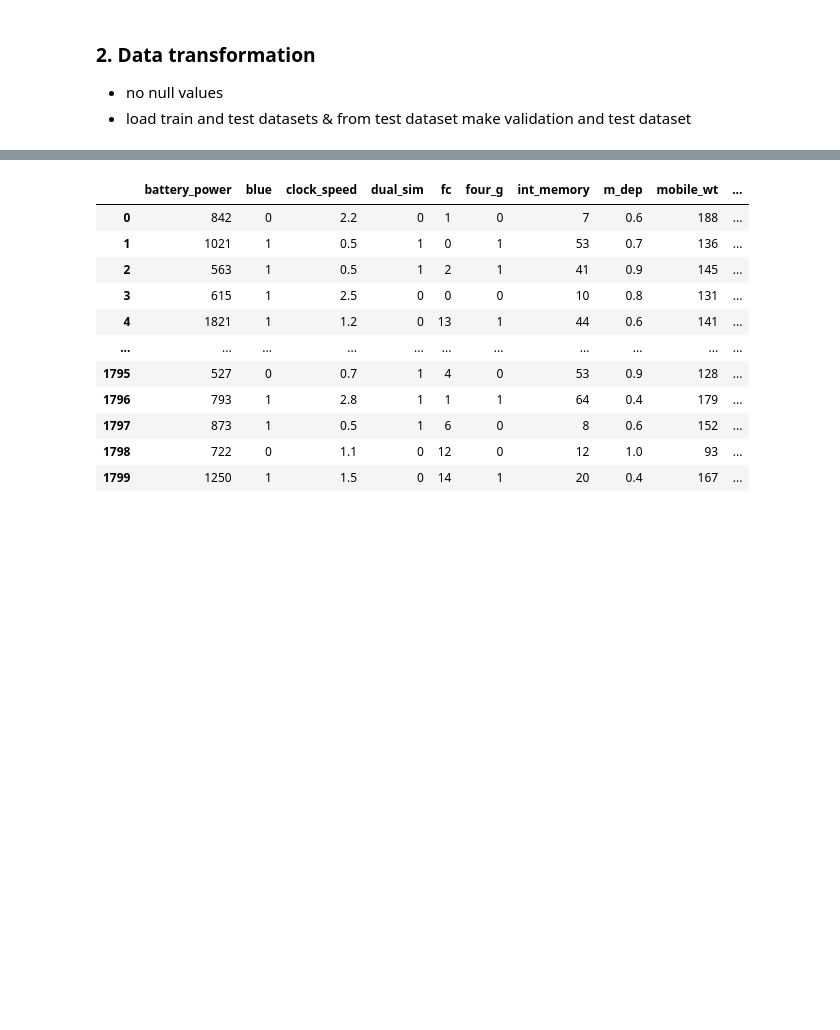
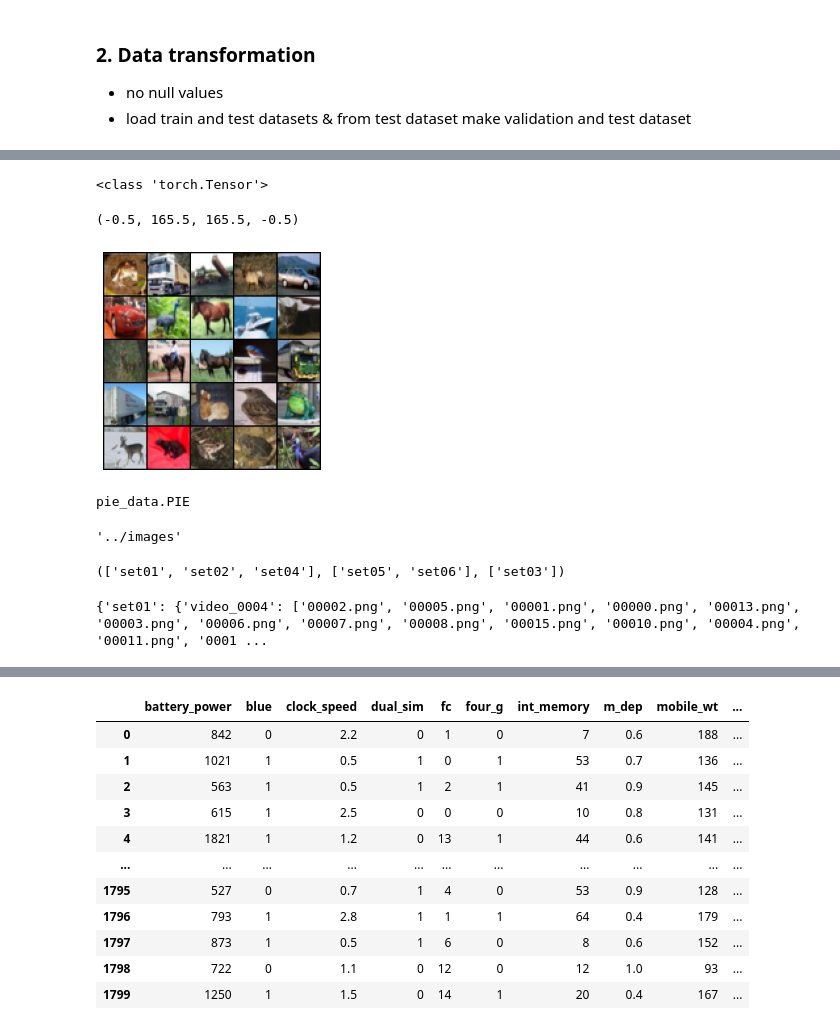
Before and after one commit to Matovic/pedestrian-classification, a Jupyter notebook: src/CNN_best_parameters.ipynb, the cells around one changed output, grey strips where cells are left out. Drawn from its saved outputs; the diff is of its cells as text; code cells hidden in the pictures; blank space fills up the shorter version.

Commit message:
Add pedestrian train annotations

```diff
--- a/src/CNN_best_parameters.ipynb
+++ b/src/CNN_best_parameters.ipynb
@@ -62,3 +66,16 @@ View run at https://wandb.ai/xmatovice/uncategorized/runs/g6uxylhs
 ### 2. Data transformation
  - no null values
  - load train and test datasets & from test dataset make validation and test dataset
+# %%
+#Initializing normalizing transform for the dataset
+normalize_transform = torchvision.transforms.Compose([
+    torchvision.transforms.ToTensor(),
+    torchvision.transforms.Normalize(mean = (0.5, 0.5, 0.5),
+                                     std = (0.5, 0.5, 0.5))])
+
+#Downloading the CIFAR10 dataset into train and test sets
+train_dataset = torchvision.datasets.CIFAR10(
+    root="./CIFAR10/train", train=True,
+    transform=normalize_transform,
+    download=True)
+type(train_dataset)
@@ -64,0 +86,36 @@ View run at https://wandb.ai/xmatovice/uncategorized/runs/g6uxylhs
+# %%
+#Generating data loaders from the corresponding datasets
+batch_size = 128
+train_loader = torch.utils.data.DataLoader(train_dataset, batch_size=batch_size)
+
+#Plotting 25 images from the 1st batch
+dataiter = iter(train_loader)
+images, labels = next(dataiter)
+print(type(images))
+plt.imshow(np.transpose(torchvision.utils.make_grid(
+  images[:25], normalize=True, padding=1, nrow=5).numpy(), (1, 2, 0)))
+plt.axis('off')
+# %% [output]
+<class 'torch.Tensor'>
+(-0.5, 165.5, 165.5, -0.5)
+[figure, added]
+# %%
+from pie_data import PIE
+
+pie_path = '../' #'/media/erik/T7/DP/PIE_data' # <path_to_the_root_folder>
+pie = PIE(data_path=pie_path)
+type(pie)
+# %% [output]
+pie_data.PIE
+# %%
+pie._images_path
+# %% [output]
+'../images'
+# %%
+train_list = pie._get_image_set_ids('train')
+test_list = pie._get_image_set_ids('test')
+val_list = pie._get_image_set_ids('val')
+
+train_list, val_list, test_list
+# %% [output]
+(['set01', 'set02', 'set04'], ['set05', 'set06'], ['set03'])
@@ -64,0 +160,4 @@ View run at https://wandb.ai/xmatovice/uncategorized/runs/g6uxylhs
+# %%
+train_dataset = PIE_dataset('train', pie)
+# %% [output]
+{'set01': {'video_0004': ['00002.png', '00005.png', '00001.png', '00000.png', '00013.png', '00003.png', '00006.png', '00007.png', '00008.png', '00015.png', '00010.png', '00004.png', '00011.png', '0001 ...
```
Also changed, not shown: parts of 12 cells of this notebook, 1 other file.
